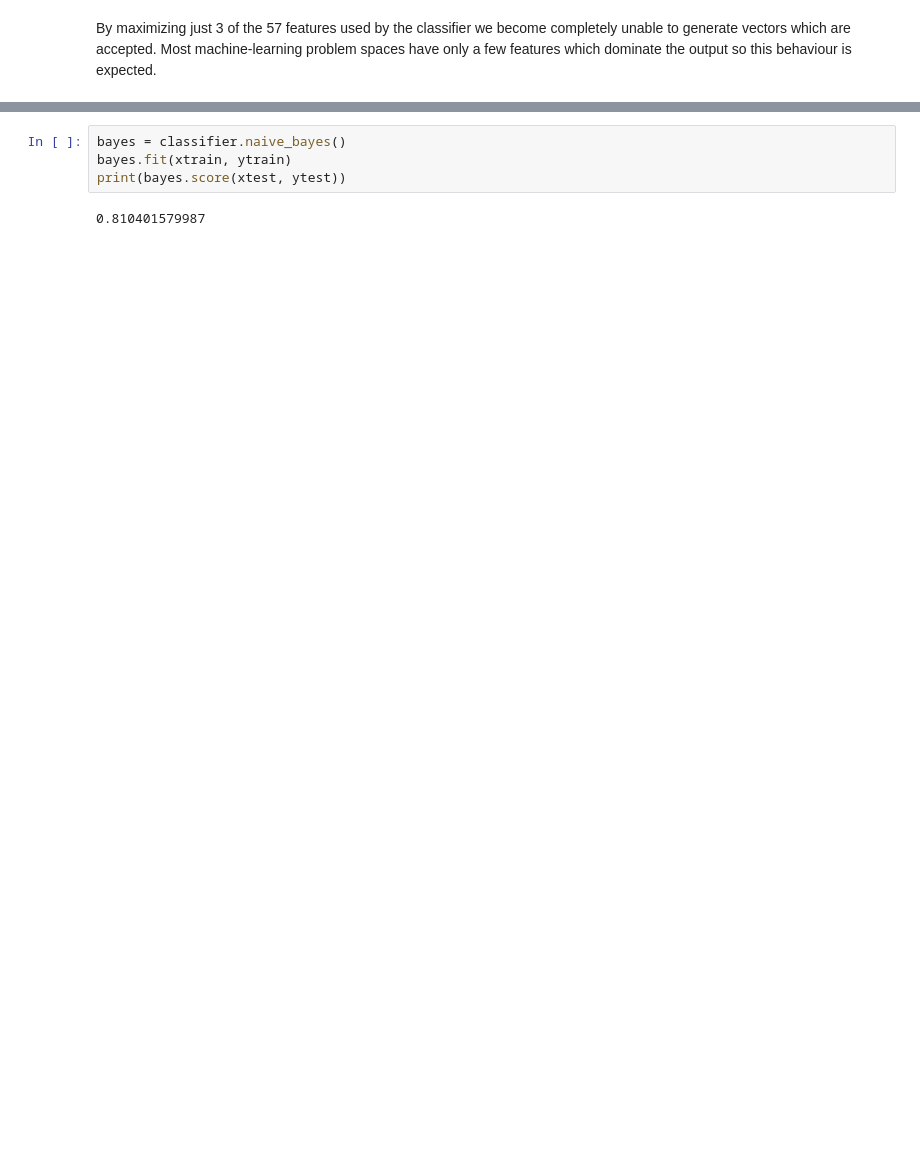
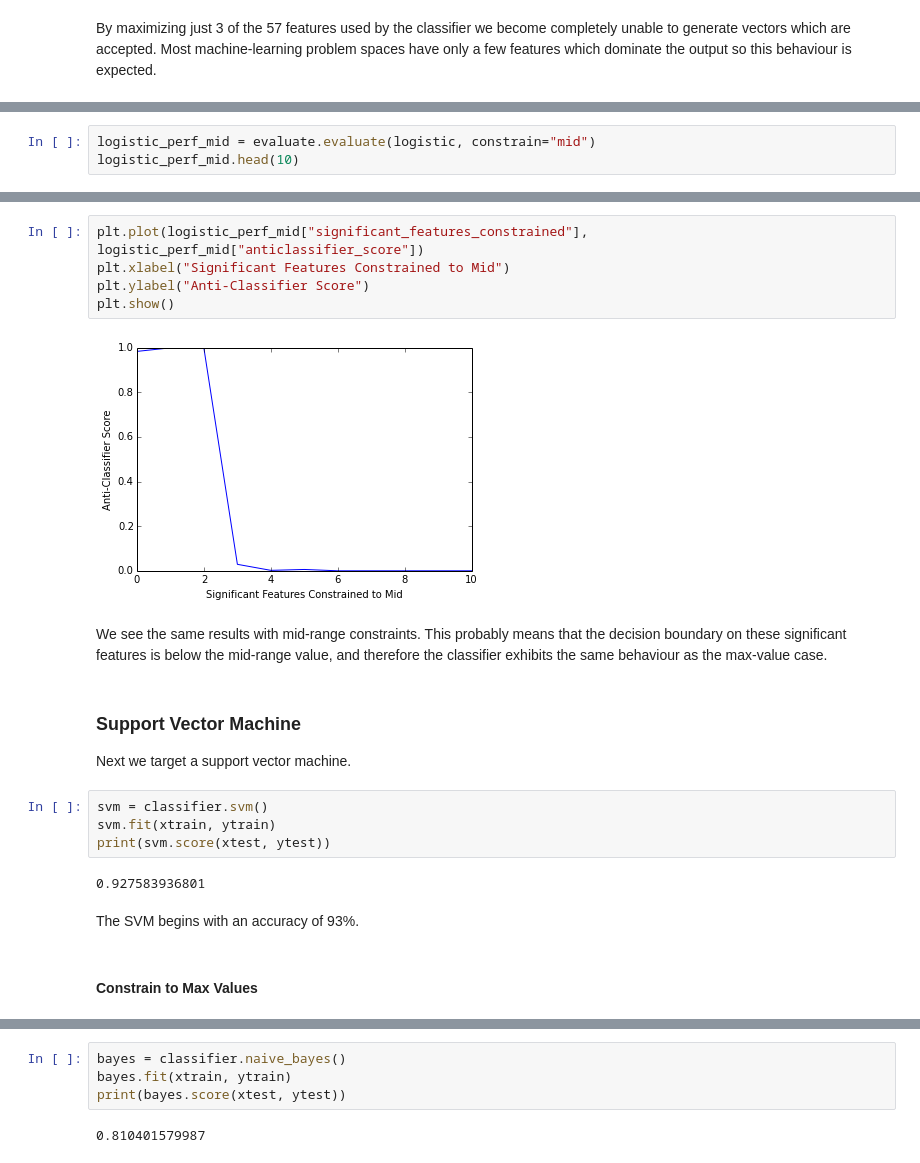
Before and after one commit to mfournierca/beating-classifiers, a Jupyter notebook: beating-classifiers.ipynb, the cells around one changed output, grey strips where cells are left out. Saved outputs shown, nothing was run; the diff lists cells and outputs as text; blank space fills up the shorter version.

```diff
--- a/beating-classifiers.ipynb
+++ b/beating-classifiers.ipynb
@@ -300,0 +319,3 @@ By maximizing just 3 of the 57 features used by the classifier we become complet
+# %%
+logistic_perf_mid = evaluate.evaluate(logistic, constrain="mid")
+logistic_perf_mid.head(10)
@@ -300,0 +334,23 @@ By maximizing just 3 of the 57 features used by the classifier we become complet
+# %%
+plt.plot(logistic_perf_mid["significant_features_constrained"], logistic_perf_mid["anticlassifier_score"])
+plt.xlabel("Significant Features Constrained to Mid")
+plt.ylabel("Anti-Classifier Score")
+plt.show()
+# %% [output]
+[figure, added]
+# %% [markdown]
+We see the same results with mid-range constraints. This probably means that the decision boundary on these significant features is below the mid-range value, and therefore the classifier exhibits the same behaviour as the max-value case.
+# %% [markdown]
+### Support Vector Machine
+
+Next we target a support vector machine.
+# %%
+svm = classifier.svm()
+svm.fit(xtrain, ytrain)
+print(svm.score(xtest, ytest))
+# %% [output]
+0.927583936801
+# %% [markdown]
+The SVM begins with an accuracy of 93%.
+# %% [markdown]
+#### Constrain to Max Values
```
Also changed, not shown: parts of 28 cells of this notebook.
